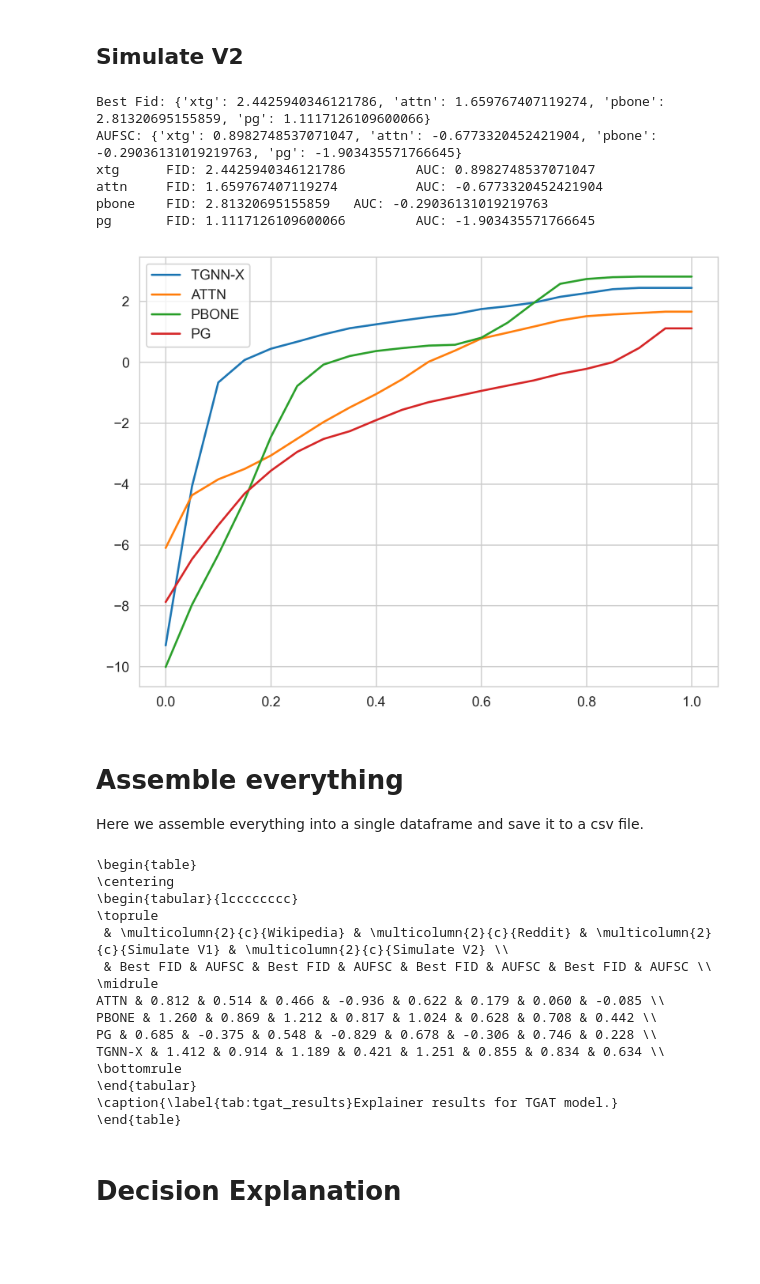
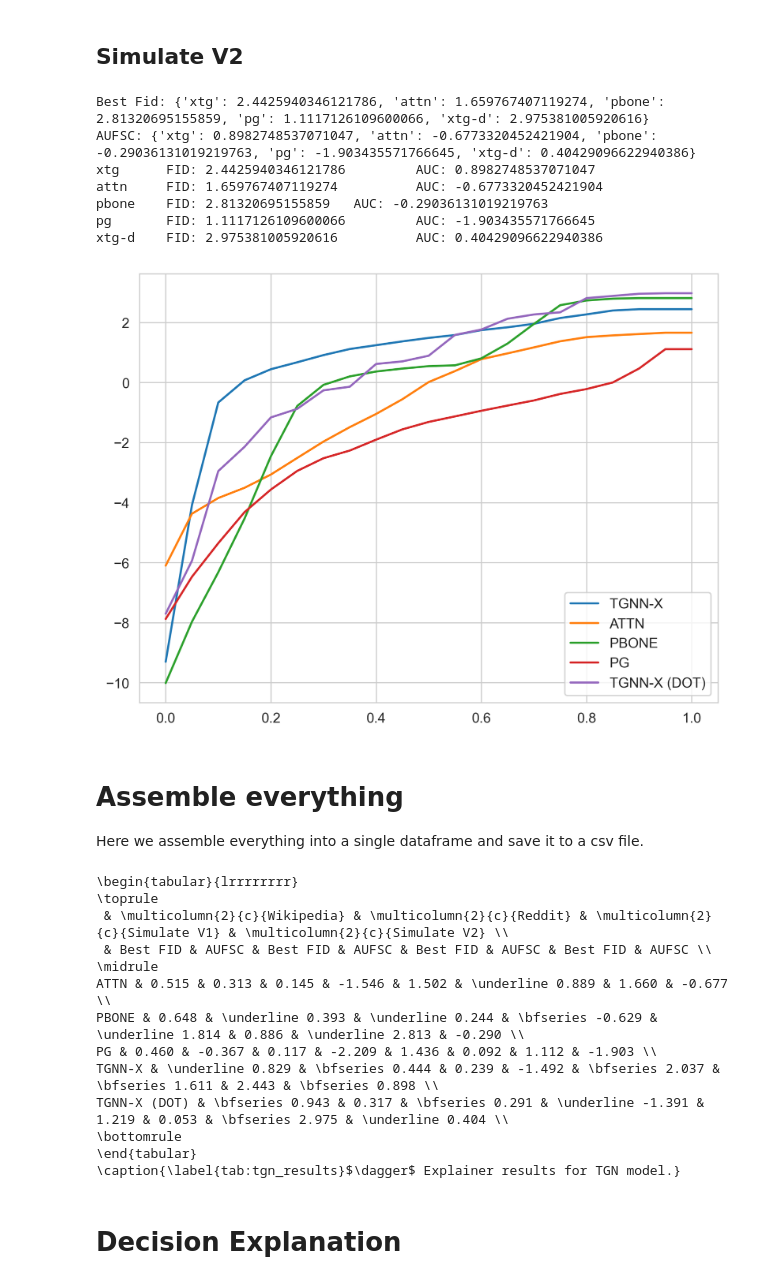
Before and after one commit to m-krastev/fact8-temporal-graph, a Jupyter notebook: notebooks/results_processing.ipynb, the cells around one changed output. Drawn from its saved outputs; the diff is of its cells as text; code cells hidden in the pictures; blank space fills up the shorter version.

```diff
--- a/notebooks/results_processing.ipynb
+++ b/notebooks/results_processing.ipynb
@@ -271,6 +300,7 @@ tgat_simulate_v2_files = {
             "tgat_simulate_v2_attn_explainer_tg_3_to_21752_eval.csv",
             "tgat_simulate_v2_pbone_explainer_tg_3_to_21752_eval.csv",
             "tgat_simulate_v2_pg_explainer_tg_3_to_21752_eval.csv",
+            "tgat_simulate_v2_subgraphx_tg_3_to_21752_eval_dot_true_pg_positive.csv"
         ],
     )
 }
@@ -316,6 +347,7 @@ tgn_wikipedia_files = {
             "tgn_wikipedia_attn_explainer_tg_110314_to_155614_eval.csv",
             "tgn_wikipedia_pbone_explainer_tg_110314_to_155614_eval.csv",
             "tgn_wikipedia_pg_explainer_tg_110314_to_155614_eval.csv",
+            "tgn_wikipedia_subgraphx_tg_110314_to_155151_eval_dot_true_pg_positive.csv"
         ],
     )
 }
@@ -361,6 +394,7 @@ tgn_reddit_files = {
             "tgn_reddit_attn_explainer_tg_470920_to_665351_eval.csv",
             "tgn_reddit_pbone_explainer_tg_470920_to_665351_eval.csv",
             "tgn_reddit_pg_explainer_tg_470920_to_665351_eval.csv",
+            "tgn_reddit_subgraphx_tg_470920_to_663534_eval_dot_true_pg_positive.csv"
         ],
     )
 }
@@ -407,6 +442,7 @@ tgn_simulate_v1_files = {
             "tgn_simulate_v1_attn_explainer_tg_3_to_15902_eval.csv",
             "tgn_simulate_v1_pbone_explainer_tg_3_to_15902_eval.csv",
             "tgn_simulate_v1_pg_explainer_tg_3_to_15902_eval.csv",
+            "tgn_simulate_v1_subgraphx_tg_3_to_15902_eval_dot_true_pg_positive.csv"
         ],
     )
 }
@@ -454,38 +491,40 @@ tgn_simulate_v2_files = {
             "tgn_simulate_v2_attn_explainer_tg_3_to_21752_eval.csv",
             "tgn_simulate_v2_pbone_explainer_tg_3_to_21752_eval.csv",
             "tgn_simulate_v2_pg_explainer_tg_3_to_21752_eval.csv",
+            "tgn_simulate_v2_subgraphx_tg_3_to_21752_eval_dot_true_pg_positive.csv"
         ],
     )
 }
 tgn_simulate_v2_tabs = {
     k: pd.read_csv(v).groupby("sparsity").mean()
     for k, v in tgn_simulate_v2_files.items()
 }
 tgn_simulate_v2_best_fids = {
     k: tab["fid_inv_best"].max() for k, tab in tgn_simulate_v2_tabs.items()
 }
 tgn_simulate_v2_aufsc = {
     k: np.trapz(tab["fid_inv_best"], tab.index)
     for k, tab in tgn_simulate_v2_tabs.items()
 }
 print("Best Fid:", tgn_simulate_v2_best_fids)
 print("AUFSC:", tgn_simulate_v2_aufsc)
 
 for k, tab in tgn_simulate_v2_tabs.items():
     print(
         f"{k}\t FID: {tab['fid_inv_best'].max()} \t AUC: {np.trapz(tab['fid_inv_best'], tab.index)}"
     )
     plt.plot(tab.index, tab["fid_inv_best"], label=labels[k])
 plt.legend();plt.tight_layout()
 plt.savefig("plots/tgn_simulate_v2.png")
 # %% [output]
-Best Fid: {'xtg': 2.4425940346121786, 'attn': 1.659767407119274, 'pbone': 2.81320695155859, 'pg': 1.1117126109600066}
-AUFSC: {'xtg': 0.8982748537071047, 'attn': -0.6773320452421904, 'pbone': -0.29036131019219763, 'pg': -1.903435571766645}
+Best Fid: {'xtg': 2.4425940346121786, 'attn': 1.659767407119274, 'pbone': 2.81320695155859, 'pg': 1.1117126109600066, 'xtg-d': 2.975381005920616}
+AUFSC: {'xtg': 0.8982748537071047, 'attn': -0.6773320452421904, 'pbone': -0.29036131019219763, 'pg': -1.903435571766645, 'xtg-d': 0.40429096622940386}
 xtg      FID: 2.4425940346121786         AUC: 0.8982748537071047
 attn     FID: 1.659767407119274          AUC: -0.6773320452421904
 pbone    FID: 2.81320695155859   AUC: -0.29036131019219763
 pg       FID: 1.1117126109600066         AUC: -1.903435571766645
+xtg-d    FID: 2.975381005920616          AUC: 0.40429096622940386
-[figure, old version]
+[figure, new version]
 # %% [markdown]
 # Assemble everything
 Here we assemble everything into a single dataframe and save it to a csv file.
@@ -525,7 +564,7 @@ index = pd.MultiIndex(
 df_tgat.columns = index
 df_tgat.index = labels.values()
 df_tgat = df_tgat.T[
-    ["ATTN", "PBONE", "PG", "TGNN-X"]
+    ["ATTN", "PBONE", "PG", "TGNN-X", "TGNN-X (DOT)"]
 ].T  # reorder rows to correspond to their order
 
 df_diff = (df_tgat - df_tgat_theirs) / df_tgat_theirs
@@ -533,8 +572,8 @@ df_diff = (df_tgat - df_tgat_theirs) / df_tgat_theirs
 
 datasets = ("wikipedia", "reddit", "simulate_v1", "simulate_v2")
 
-model = "tgat"
-# model = "tgn"
+# model = "tgat"
+model = "tgn"
 
 locs = locals()
 d1 = {
@@ -568,12 +607,10 @@ index = pd.MultiIndex(
 df_tgat.columns = index
 df_tgat.index = labels.values()
 df_tgat = df_tgat.T[
-    ["ATTN", "PBONE", "PG", "TGNN-X"]
+    ["ATTN", "PBONE", "PG", "TGNN-X", "TGNN-X (DOT)"]
 ].T  # reorder rows to correspond to their order in OG paper
 
 import matplotlib.colors as mcolors
-
-
 def color_gradient(val, cmap="coolwarm", vmin=None, vmax=None):
     """
     Takes a scalar and returns a string with
@@ -590,19 +627,20 @@ def color_gradient(val, cmap="coolwarm", vmin=None, vmax=None):
 # display(df_latex)
 
 df_latex = df_tgat
-df_latex = df_latex.style.format(precision=3).to_latex(
+df_latex = (
+    df_latex.style
+    .highlight_max(props='font-weight:bold')
+    .apply(lambda x: np.where(x == x.nlargest(2)[-1], 'font-style:oblique;', None))
+    .format(precision=3)
+    .to_latex(
     convert_css=True,
     multicol_align="c",
     hrules=True,
-    position_float="centering",
-    column_format="lcccccccc",
-)
-
-# put caption at the end
-df_latex = df_latex.replace(
+    column_format="lrrrrrrrr",
+).replace('\\slshape', '\\underline').replace(
     "\\end{tabular}",
-    f"\\end{{tabular}}\n\\caption{{\\label{{tab:{model}_results}}Explainer results for {model.upper()} model.}}",
-)
+    f"\\end{{tabular}}\n\\caption{{\\label{{tab:{model}_results}}$\\dagger$ Explainer results for {model.upper()} model.}}",
+))
 
 df_diff = (df_tgat - locs[f"df_{model}_theirs"]) / locs[f"df_{model}_theirs"] * 100
 df_diff = (
@@ -640,21 +678,19 @@ with open(f"{model}_results_og_tab.tex", "w") as f:
 # set display precision
 print(df_latex)
 # %% [output]
-\begin{table}
-\centering
-\begin{tabular}{lcccccccc}
+\begin{tabular}{lrrrrrrrr}
 \toprule
  & \multicolumn{2}{c}{Wikipedia} & \multicolumn{2}{c}{Reddit} & \multicolumn{2}{c}{Simulate V1} & \multicolumn{2}{c}{Simulate V2} \\
  & Best FID & AUFSC & Best FID & AUFSC & Best FID & AUFSC & Best FID & AUFSC \\
 \midrule
-ATTN & 0.812 & 0.514 & 0.466 & -0.936 & 0.622 & 0.179 & 0.060 & -0.085 \\
-PBONE & 1.260 & 0.869 & 1.212 & 0.817 & 1.024 & 0.628 & 0.708 & 0.442 \\
-PG & 0.685 & -0.375 & 0.548 & -0.829 & 0.678 & -0.306 & 0.746 & 0.228 \\
-TGNN-X & 1.412 & 0.914 & 1.189 & 0.421 & 1.251 & 0.855 & 0.834 & 0.634 \\
+ATTN & 0.515 & 0.313 & 0.145 & -1.546 & 1.502 & \underline 0.889 & 1.660 & -0.677 \\
+PBONE & 0.648 & \underline 0.393 & \underline 0.244 & \bfseries -0.629 & \underline 1.814 & 0.886 & \underline 2.813 & -0.290 \\
+PG & 0.460 & -0.367 & 0.117 & -2.209 & 1.436 & 0.092 & 1.112 & -1.903 \\
+TGNN-X & \underline 0.829 & \bfseries 0.444 & 0.239 & -1.492 & \bfseries 2.037 & \bfseries 1.611 & 2.443 & \bfseries 0.898 \\
+TGNN-X (DOT) & \bfseries 0.943 & 0.317 & \bfseries 0.291 & \underline -1.391 & 1.219 & 0.053 & \bfseries 2.975 & \underline 0.404 \\
 \bottomrule
 \end{tabular}
-\caption{\label{tab:tgat_results}Explainer results for TGAT model.}
-\end{table}
+\caption{\label{tab:tgn_results}$\dagger$ Explainer results for TGN model.}
 # %% [markdown]
 # Decision Explanation
 # %%
```
Also changed, not shown: parts of 13 cells of this notebook, 27 other files.
